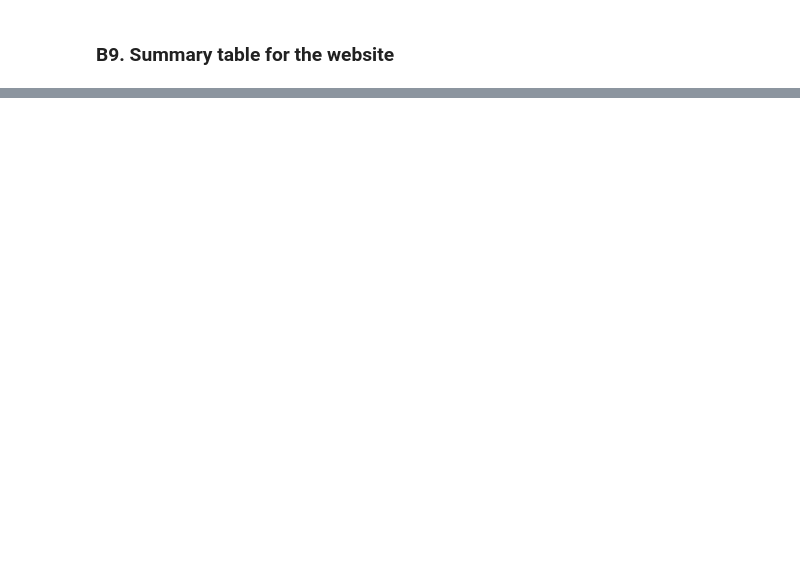
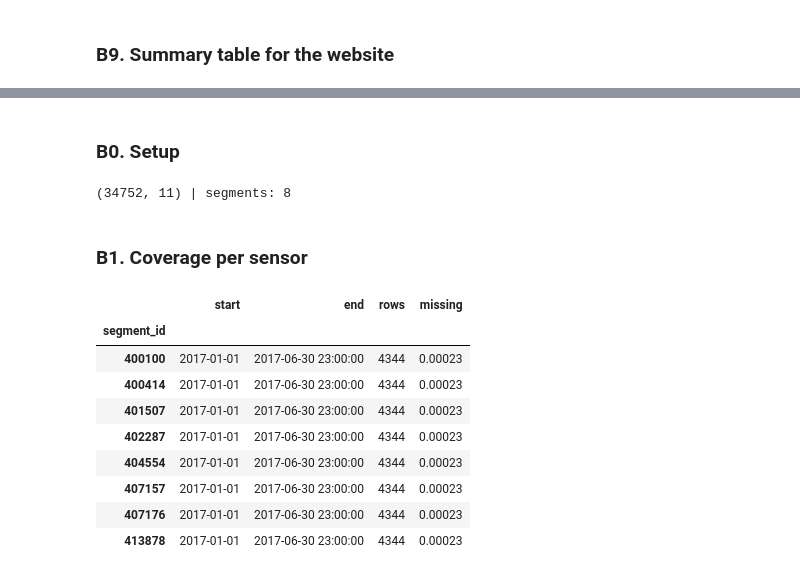
Before and after one commit to Shrey0407/Traffic-flow-prediction, a Jupyter notebook: notebooks/01_data_understanding.ipynb, the cells around one changed output, grey strips where cells are left out. Cells and saved outputs as stored; diff of their text form; code cells hidden in the pictures; blank space fills up the shorter version.

```diff
--- a/notebooks/01_data_understanding.ipynb
+++ b/notebooks/01_data_understanding.ipynb
@@ -352,0 +421,28 @@ summary
+# %% [markdown]
+### B0. Setup
+# %%
+import os, numpy as np, pandas as pd, matplotlib.pyplot as plt
+OUT = "results/data_quality/"; os.makedirs(OUT, exist_ok=True)
+h = pd.read_parquet("data/processed/hourly.parquet")
+h["month"] = h["timestamp"].dt.to_period("M").astype(str)
+h["hour"] = h["timestamp"].dt.hour; h["dow"] = h["timestamp"].dt.dayofweek
+print(h.shape, "| segments:", h["segment_id"].nunique())
+# %% [output]
+(34752, 11) | segments: 8
+# %% [markdown]
+### B1. Coverage per sensor
+# %%
+cov = h.groupby("segment_id").agg(start=("timestamp","min"), end=("timestamp","max"),
+        rows=("timestamp","size"), missing=("speed_kmh", lambda s: s.isna().mean()))
+cov.to_csv(OUT+"coverage_per_sensor.csv"); cov
+# %% [output]
+|  | start | end | rows | missing |
+| segment_id |  |  |  |  |
+| 400100 | 2017-01-01 | 2017-06-30 23:00:00 | 4344 | 0.00023 |
+| 400414 | 2017-01-01 | 2017-06-30 23:00:00 | 4344 | 0.00023 |
+| 401507 | 2017-01-01 | 2017-06-30 23:00:00 | 4344 | 0.00023 |
+| 402287 | 2017-01-01 | 2017-06-30 23:00:00 | 4344 | 0.00023 |
+| 404554 | 2017-01-01 | 2017-06-30 23:00:00 | 4344 | 0.00023 |
+| 407157 | 2017-01-01 | 2017-06-30 23:00:00 | 4344 | 0.00023 |
+| 407176 | 2017-01-01 | 2017-06-30 23:00:00 | 4344 | 0.00023 |
+| 413878 | 2017-01-01 | 2017-06-30 23:00:00 | 4344 | 0.00023 |
```
Also changed, not shown: parts of 31 cells of this notebook, 29 other files.
